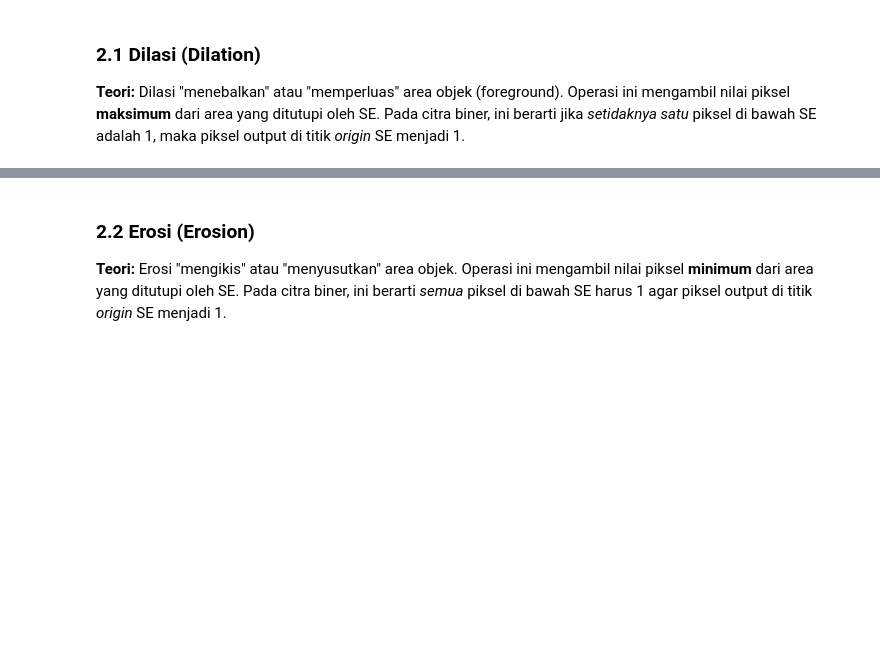
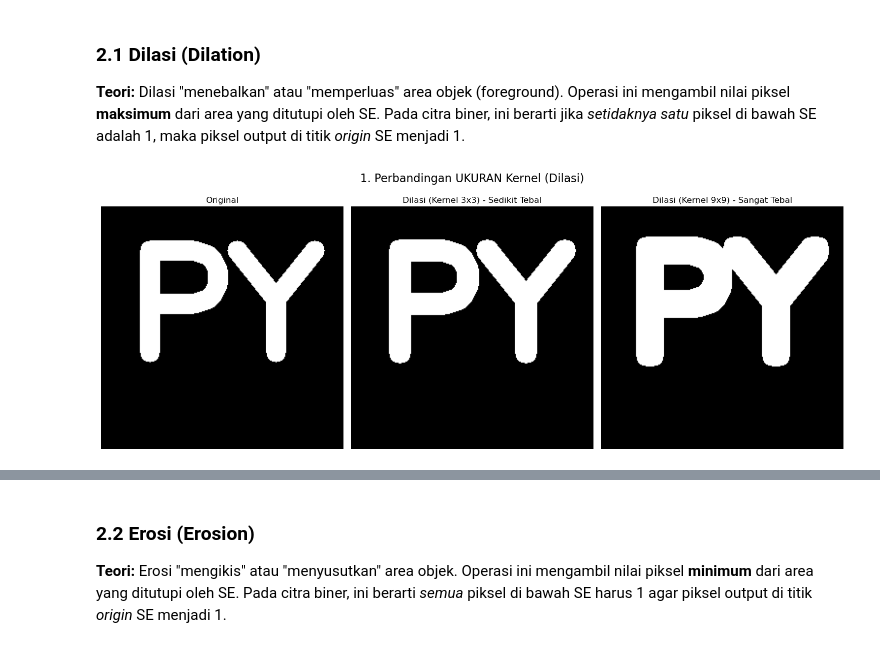
Before and after one commit to t0ccata/tugas3morphology, a Jupyter notebook: skrip_v1.ipynb, the cells around one changed output, grey strips where cells are left out. Cells and saved outputs as stored; diff of their text form; code cells hidden in the pictures; blank space fills up the shorter version.

Commit message:
add erotion, dilation and morph grad

```diff
--- a/skrip_v1.ipynb
+++ b/skrip_v1.ipynb
@@ -21,4 +21,99 @@ Tugas: Implementasi Operasi Morfologi Citra
 
 **Teori:** Dilasi "menebalkan" atau "memperluas" area objek (foreground).  Operasi ini mengambil nilai piksel **maksimum** dari area yang ditutupi oleh SE. Pada citra biner, ini berarti jika *setidaknya satu* piksel di bawah SE adalah 1, maka piksel output di titik *origin* SE menjadi 1.
 # %%
-# kodenya disini bisa tambah cell klo perlu
+import cv2
+import numpy as np
+import matplotlib.pyplot as plt
+
+img = np.zeros((250, 250), dtype=np.uint8)
+
+cv2.putText(img, "PY", (30, 150), cv2.FONT_HERSHEY_SIMPLEX, 5, (255), 20)
+kernel_small = np.ones((3, 3), np.uint8)
+dilation_small = cv2.dilate(img, kernel_small, iterations=1)
+
+kernel_large = np.ones((9, 9), np.uint8)
+dilation_large = cv2.dilate(img, kernel_large, iterations=1)
+
+plt.figure(figsize=(15, 6))
+plt.suptitle("1. Perbandingan UKURAN Kernel (Dilasi)", fontsize=16)
+
+plt.subplot(1, 3, 1)
+plt.title("Original")
+plt.imshow(img, cmap='gray')
+plt.axis('off')
+
+plt.subplot(1, 3, 2)
+plt.title("Dilasi (Kernel 3x3) - Sedikit Tebal")
+plt.imshow(dilation_small, cmap='gray')
+plt.axis('off')
+
+plt.subplot(1, 3, 3)
+plt.title("Dilasi (Kernel 9x9) - Sangat Tebal")
+plt.imshow(dilation_large, cmap='gray')
+plt.axis('off')
+
+plt.tight_layout()
+
+kernel_rect = cv2.getStructuringElement(cv2.MORPH_RECT, (7, 7))
+dilation_rect = cv2.dilate(img, kernel_rect, iterations=1)
+
+kernel_ellipse = cv2.getStructuringElement(cv2.MORPH_ELLIPSE, (7, 7))
+dilation_ellipse = cv2.dilate(img, kernel_ellipse, iterations=1)
+
+kernel_cross = cv2.getStructuringElement(cv2.MORPH_CROSS, (7, 7))
+dilation_cross = cv2.dilate(img, kernel_cross, iterations=1)
+
+plt.figure(figsize=(20, 6))
+plt.suptitle("2. Perbandingan BENTUK Kernel (Dilasi 7x7)", fontsize=16)
+
+plt.subplot(1, 4, 1)
+plt.title("Original")
+plt.imshow(img, cmap='gray')
+plt.axis('off')
+
+plt.subplot(1, 4, 2)
+plt.title("Bentuk: Persegi (Rect)")
+plt.imshow(dilation_rect, cmap='gray')
+plt.axis('off')
+
+plt.subplot(1, 4, 3)
+plt.title("Bentuk: Elips (Ellipse)")
+plt.imshow(dilation_ellipse, cmap='gray')
+plt.axis('off')
+
+plt.subplot(1, 4, 4)
+plt.title("Bentuk: Salib (Cross)")
+plt.imshow(dilation_cross, cmap='gray')
+plt.axis('off')
+
+plt.tight_layout()
+
+kernel_5x5 = np.ones((5, 5), np.uint8)
+
+dilation_1_iter = cv2.dilate(img, kernel_5x5, iterations=1)
+
+dilation_3_iter = cv2.dilate(img, kernel_5x5, iterations=3)
+
+plt.figure(figsize=(15, 6))
+plt.suptitle("3. Perbandingan JUMLAH ITERASI (Dilasi Kernel 5x5)", fontsize=16)
+
+plt.subplot(1, 3, 1)
+plt.title("Original")
+plt.imshow(img, cmap='gray')
+plt.axis('off')
+
+plt.subplot(1, 3, 2)
+plt.title("Dilasi (1 Iterasi)")
+plt.imshow(dilation_1_iter, cmap='gray')
+plt.axis('off')
+
+plt.subplot(1, 3, 3)
+plt.title("Dilasi (3 Iterasi) - Sangat Tebal")
+plt.imshow(dilation_3_iter, cmap='gray')
+plt.axis('off')
+
+plt.tight_layout()
+
+plt.show()
+# %% [output]
+[figure, added]
```
Also changed, not shown: parts of 16 cells of this notebook.
